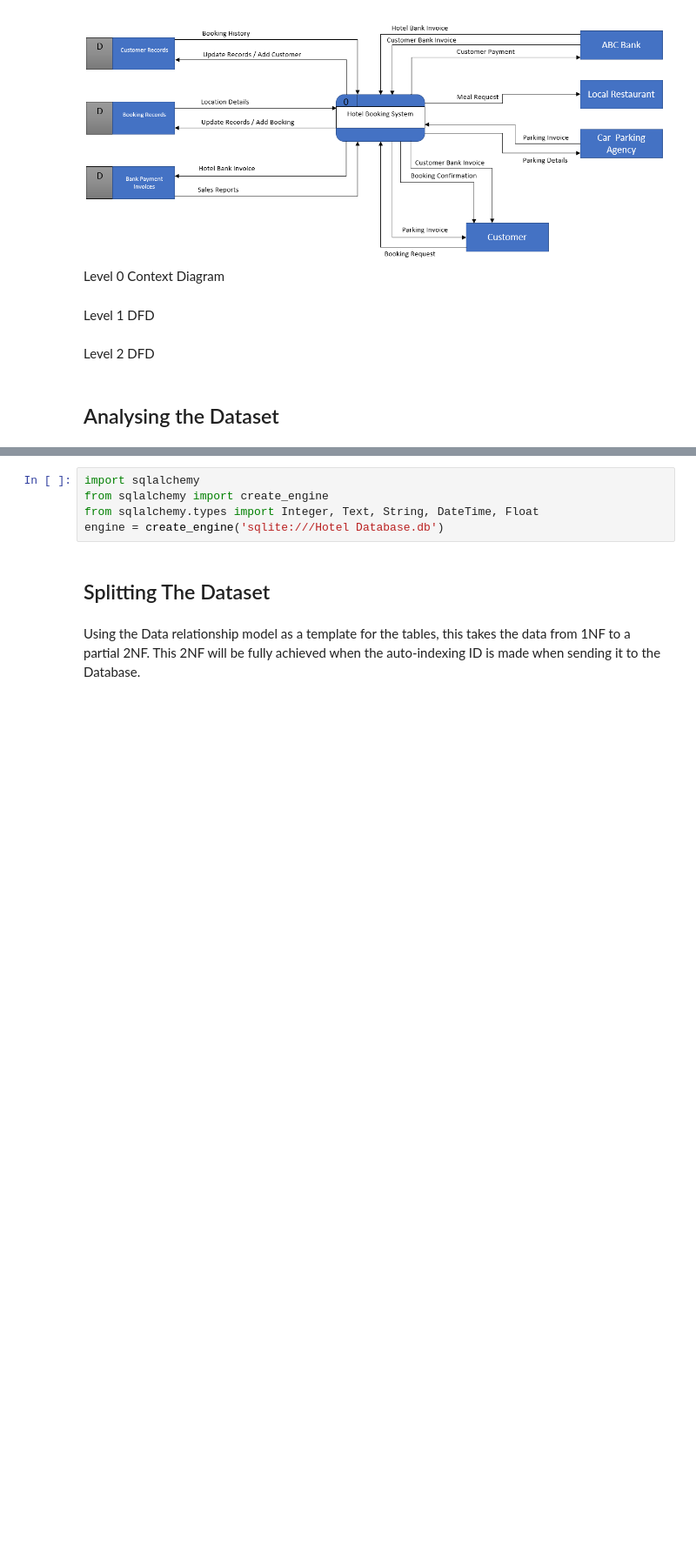
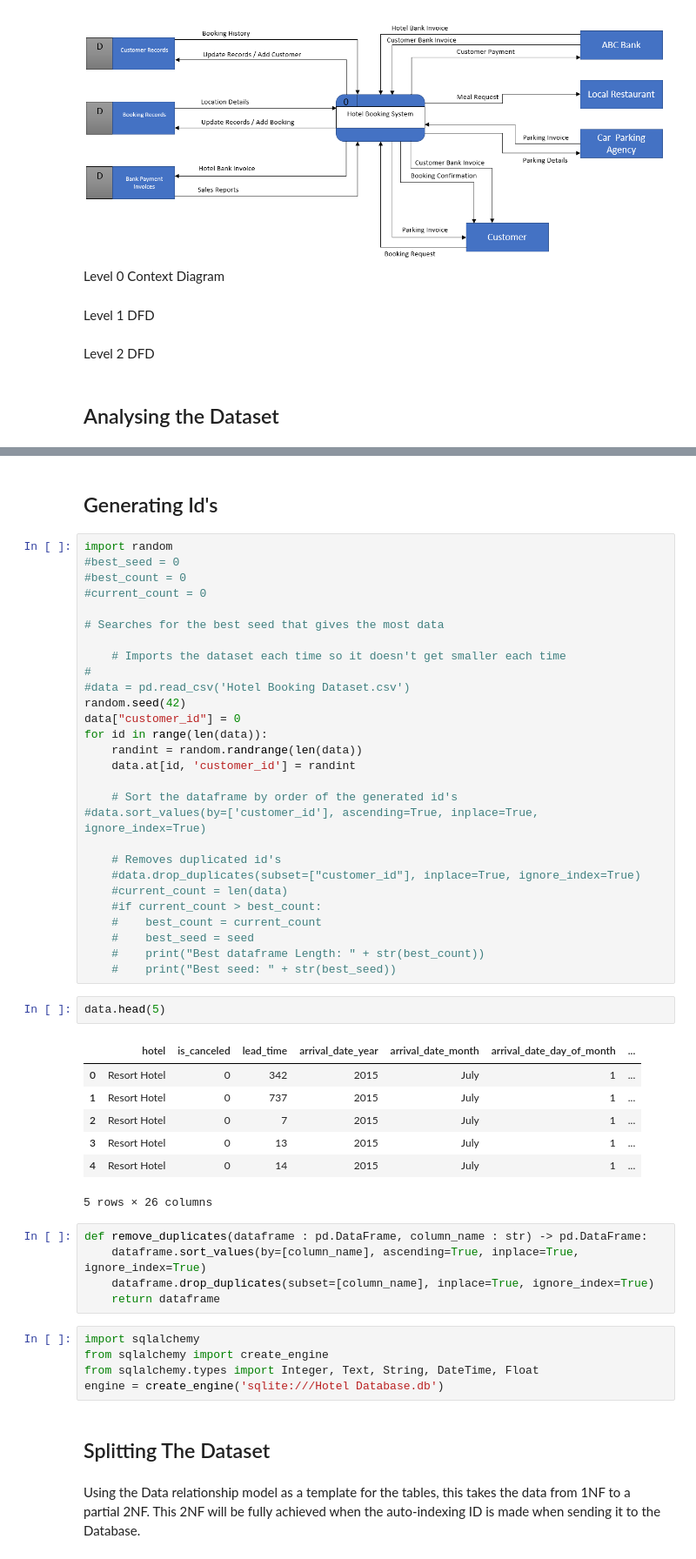
Before and after one commit to sheldyso/Database-implementation-project, a Jupyter notebook: Data Pipeline Integration.ipynb, the cells around one changed output, grey strips where cells are left out. Shown at 87% size. Saved outputs shown, nothing was run; the diff lists cells and outputs as text; blank space fills up the shorter version.

Commit message:
Added customer id's

```diff
--- a/Data Pipeline Integration.ipynb
+++ b/Data Pipeline Integration.ipynb
@@ -40,3 +33,48 @@ The case scenario specifies the requirement of a customer details and booking re
+# %% [markdown]
+## Generating Id's
+# %%
+import random
+#best_seed = 0
+#best_count = 0
+#current_count = 0
+
+# Searches for the best seed that gives the most data
+
+    # Imports the dataset each time so it doesn't get smaller each time
+#
+#data = pd.read_csv('Hotel Booking Dataset.csv')
+random.seed(42)
+data["customer_id"] = 0
+for id in range(len(data)):
+    randint = random.randrange(len(data))
+    data.at[id, 'customer_id'] = randint
+
+    # Sort the dataframe by order of the generated id's
+#data.sort_values(by=['customer_id'], ascending=True, inplace=True, ignore_index=True)
+
+    # Removes duplicated id's
+    #data.drop_duplicates(subset=["customer_id"], inplace=True, ignore_index=True)
+    #current_count = len(data)
+    #if current_count > best_count:
+    #    best_count = current_count
+    #    best_seed = seed
+    #    print("Best dataframe Length: " + str(best_count))
+    #    print("Best seed: " + str(best_seed))
+# %%
+data.head(5)
+# %% [output]
+|  | hotel | is_canceled | lead_time | arrival_date_year | arrival_date_month | arrival_date_day_of_month | ... |
+| 0 | Resort Hotel | 0 | 342 | 2015 | July | 1 | ... |
+| 1 | Resort Hotel | 0 | 737 | 2015 | July | 1 | ... |
+| 2 | Resort Hotel | 0 | 7 | 2015 | July | 1 | ... |
+| 3 | Resort Hotel | 0 | 13 | 2015 | July | 1 | ... |
+| 4 | Resort Hotel | 0 | 14 | 2015 | July | 1 | ... |
+5 rows × 26 columns
+# %%
+def remove_duplicates(dataframe : pd.DataFrame, column_name : str) -> pd.DataFrame:
+    dataframe.sort_values(by=[column_name], ascending=True, inplace=True, ignore_index=True)
+    dataframe.drop_duplicates(subset=[column_name], inplace=True, ignore_index=True)
+    return dataframe
 # %%
 import sqlalchemy
 from sqlalchemy import create_engine
```
Also changed, not shown: parts of 7 cells of this notebook, 1 other file.
